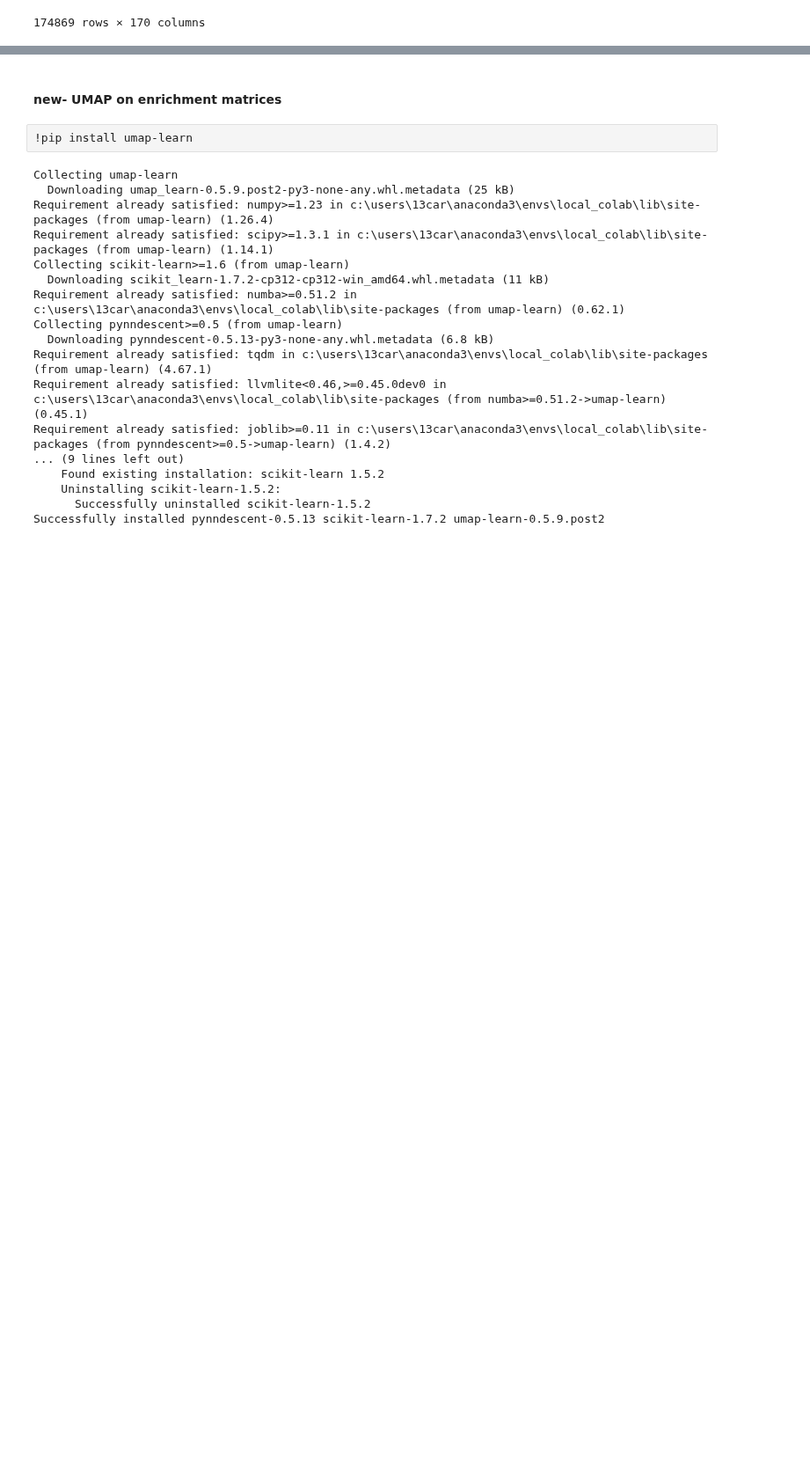
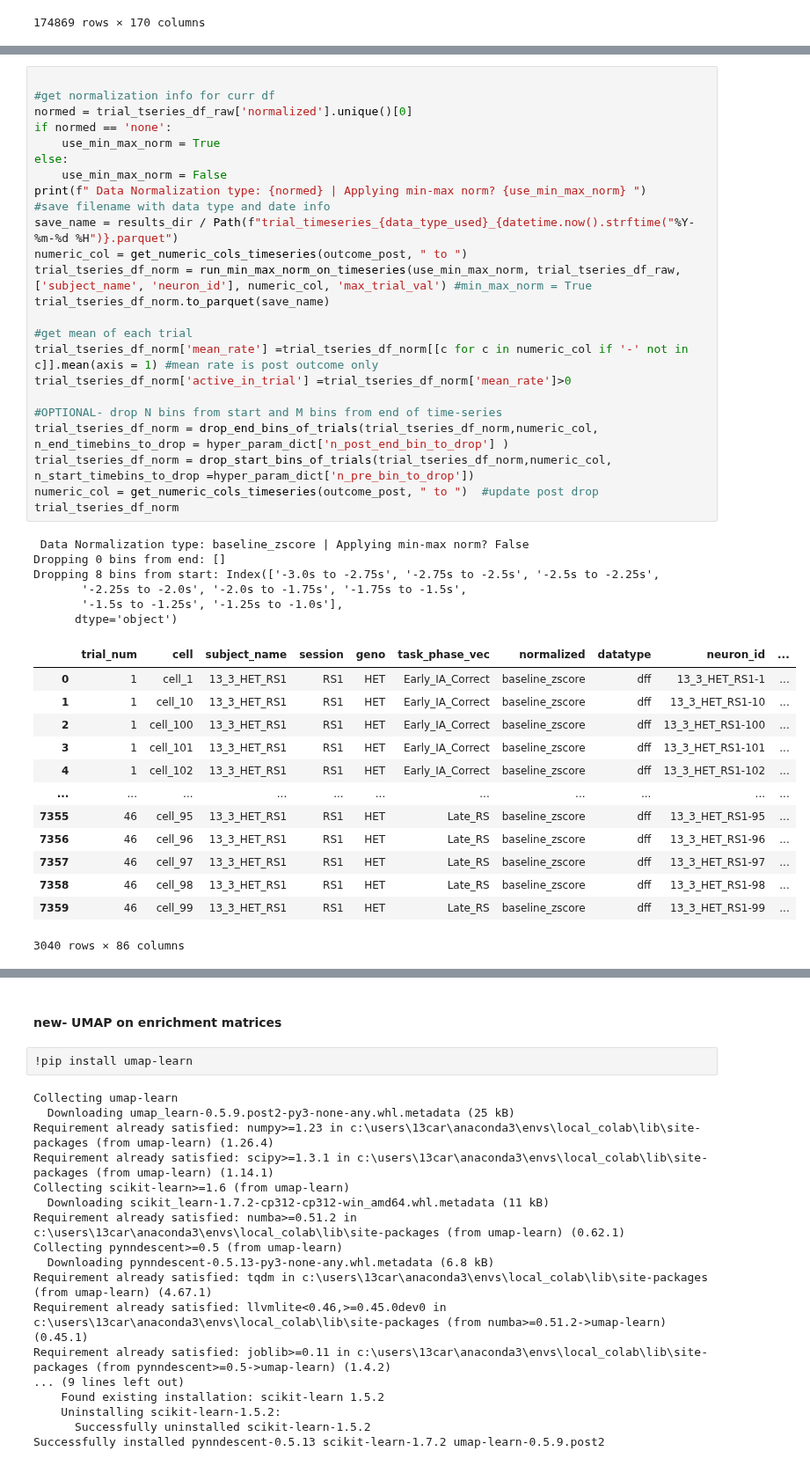
Before and after one commit to cjohnsoncruz/dlx56_mPFC_1p_SohalLab, a Jupyter notebook: code/preprocess matlab data v5_no_tseries_tests.ipynb, the cells around one changed output, grey strips where cells are left out. Shown at 88% size. Drawn from its saved outputs; the diff is of its cells as text; blank space fills up the shorter version.

```diff
--- a/code/preprocess matlab data v5_no_tseries_tests.ipynb
+++ b/code/preprocess matlab data v5_no_tseries_tests.ipynb
@@ -1295 +1177,45 @@ normed_trial_tseries_df = drop_start_bins_of_trials(normed_trial_tseries_df,nume
+# %%
+
+#get normalization info for curr df
+normed = trial_tseries_df_raw['normalized'].unique()[0]
+if normed == 'none':
+    use_min_max_norm = True
+else:
+    use_min_max_norm = False
+print(f" Data Normalization type: {normed} | Applying min-max norm? {use_min_max_norm} ")
+#save filename with data type and date info
+save_name = results_dir / Path(f"trial_timeseries_{data_type_used}_{datetime.now().strftime("%Y-%m-%d %H")}.parquet")
+numeric_col = get_numeric_cols_timeseries(outcome_post, " to ")
+trial_tseries_df_norm = run_min_max_norm_on_timeseries(use_min_max_norm, trial_tseries_df_raw, ['subject_name', 'neuron_id'], numeric_col, 'max_trial_val') #min_max_norm = True
+trial_tseries_df_norm.to_parquet(save_name)
+
+#get mean of each trial
+trial_tseries_df_norm['mean_rate'] =trial_tseries_df_norm[[c for c in numeric_col if '-' not in c]].mean(axis = 1) #mean rate is post outcome only
+trial_tseries_df_norm['active_in_trial'] =trial_tseries_df_norm['mean_rate']>0
+
+#OPTIONAL- drop N bins from start and M bins from end of time-series
+trial_tseries_df_norm = drop_end_bins_of_trials(trial_tseries_df_norm,numeric_col,  n_end_timebins_to_drop = hyper_param_dict['n_post_end_bin_to_drop'] )
+trial_tseries_df_norm = drop_start_bins_of_trials(trial_tseries_df_norm,numeric_col,  n_start_timebins_to_drop =hyper_param_dict['n_pre_bin_to_drop'])
+numeric_col = get_numeric_cols_timeseries(outcome_post, " to ")  #update post drop
+trial_tseries_df_norm
+# %% [output]
+ Data Normalization type: baseline_zscore | Applying min-max norm? False
+Dropping 0 bins from end: []
+Dropping 8 bins from start: Index(['-3.0s to -2.75s', '-2.75s to -2.5s', '-2.5s to -2.25s',
+       '-2.25s to -2.0s', '-2.0s to -1.75s', '-1.75s to -1.5s',
+       '-1.5s to -1.25s', '-1.25s to -1.0s'],
+      dtype='object')
+|  | trial_num | cell | subject_name | session | geno | task_phase_vec | normalized | datatype | neuron_id | ... |
+| 0 | 1 | cell_1 | 13_3_HET_RS1 | RS1 | HET | Early_IA_Correct | baseline_zscore | dff | 13_3_HET_RS1-1 | ... |
+| 1 | 1 | cell_10 | 13_3_HET_RS1 | RS1 | HET | Early_IA_Correct | baseline_zscore | dff | 13_3_HET_RS1-10 | ... |
+| 2 | 1 | cell_100 | 13_3_HET_RS1 | RS1 | HET | Early_IA_Correct | baseline_zscore | dff | 13_3_HET_RS1-100 | ... |
+| 3 | 1 | cell_101 | 13_3_HET_RS1 | RS1 | HET | Early_IA_Correct | baseline_zscore | dff | 13_3_HET_RS1-101 | ... |
+| 4 | 1 | cell_102 | 13_3_HET_RS1 | RS1 | HET | Early_IA_Correct | baseline_zscore | dff | 13_3_HET_RS1-102 | ... |
+| ... | ... | ... | ... | ... | ... | ... | ... | ... | ... | ... |
+| 7355 | 46 | cell_95 | 13_3_HET_RS1 | RS1 | HET | Late_RS | baseline_zscore | dff | 13_3_HET_RS1-95 | ... |
+| 7356 | 46 | cell_96 | 13_3_HET_RS1 | RS1 | HET | Late_RS | baseline_zscore | dff | 13_3_HET_RS1-96 | ... |
+| 7357 | 46 | cell_97 | 13_3_HET_RS1 | RS1 | HET | Late_RS | baseline_zscore | dff | 13_3_HET_RS1-97 | ... |
+| 7358 | 46 | cell_98 | 13_3_HET_RS1 | RS1 | HET | Late_RS | baseline_zscore | dff | 13_3_HET_RS1-98 | ... |
+| 7359 | 46 | cell_99 | 13_3_HET_RS1 | RS1 | HET | Late_RS | baseline_zscore | dff | 13_3_HET_RS1-99 | ... |
+3040 rows × 86 columns
 # %%
```
Also changed, not shown: parts of 11 cells of this notebook.
